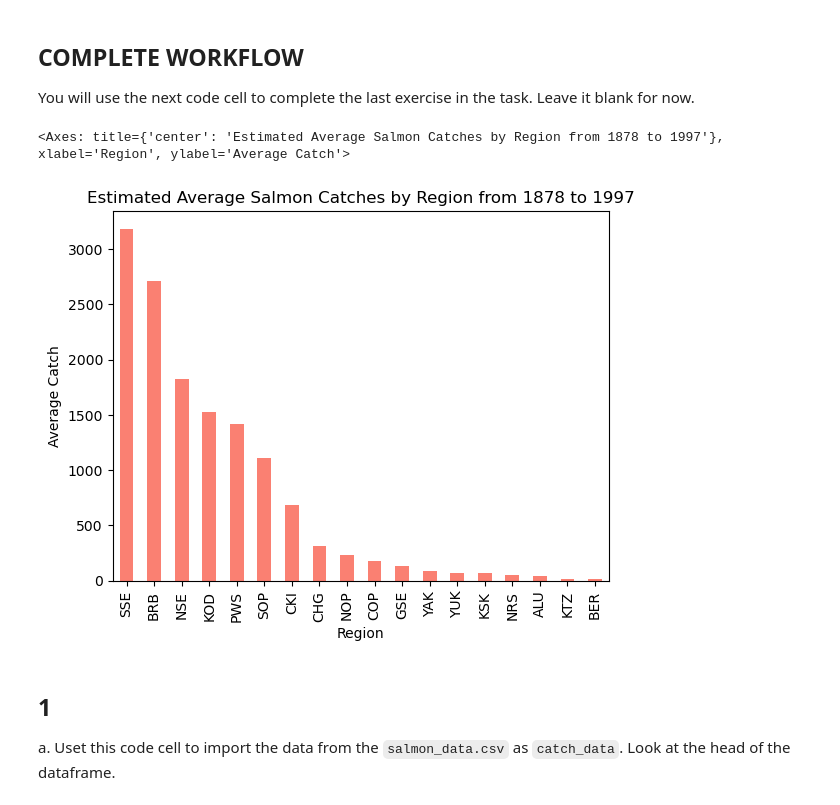
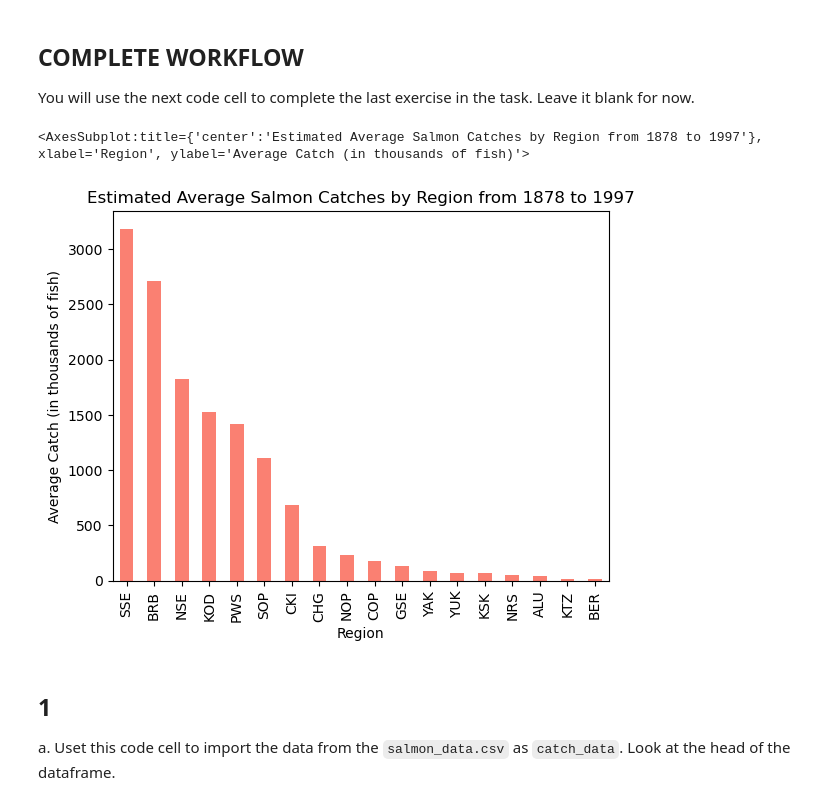
Before and after one commit to jaslynmiura/eds220-hwk2, a Jupyter notebook: task2/hwk2-task2-salmon-MIURA.ipynb, the cells around one changed output. Saved outputs shown, nothing was run; the diff lists cells and outputs as text; code cells hidden in the pictures.

```diff
--- a/task2/hwk2-task2-salmon-MIURA.ipynb
+++ b/task2/hwk2-task2-salmon-MIURA.ipynb
@@ -48,33 +48,33 @@ You will use the next code cell to complete the last exercise in the task. Leave
 # %%
 # FINAL CODE
 
 # Import necessary libraries.
 import pandas as pd
 
 # Using read_csv to read in the salmon data and storing the data as 'catch_data'.
 catch_data = pd.read_csv('data/salmon_data.csv')
 
 # Removing the columns from the catch_data dataframe that are not needed for our analysis, using drop().
 catch_data = catch_data.drop(columns=['notesRegCode', 'Species'])
 
 # Using .at to select a specific cell at the index 400 and the column 'Catch', then updating the value to '1'.
 catch_1 = catch_data.at[400, 'Catch'] = 1
 
 # Selecting the 'Catch' column in the catch_data dataframe and changing the data type of the values to 'int64', and updating the 'Catch' column in the orignial catch_data dataframe.
 catch_data['Catch'] = catch_data['Catch'].astype('int64')
 
 # Grouping catch_data by 'Region', then calculating the mean of the 'Catch' column.
 avg_region = catch_data.groupby('Region')['Catch'].mean()
 
 # Creating a bar plot of the estimated average salmon catches by region, using the avg_region dataframe.
 avg_region.sort_values(ascending=False).plot(kind = 'bar',
                 title = 'Estimated Average Salmon Catches by Region from 1878 to 1997',
                 xlabel = 'Region',
-                ylabel = 'Average Catch',
+                ylabel = 'Average Catch (in thousands of fish)',
                 color = 'salmon')
 # %% [output]
-<Axes: title={'center': 'Estimated Average Salmon Catches by Region from 1878 to 1997'}, xlabel='Region', ylabel='Average Catch'>
+<AxesSubplot:title={'center':'Estimated Average Salmon Catches by Region from 1878 to 1997'}, xlabel='Region', ylabel='Average Catch (in thousands of fish)'>
-[figure, old version]
+[figure, new version]
 # %% [markdown]
 ## 1
 
```
Also changed, not shown: parts of 1 cell of this notebook.
